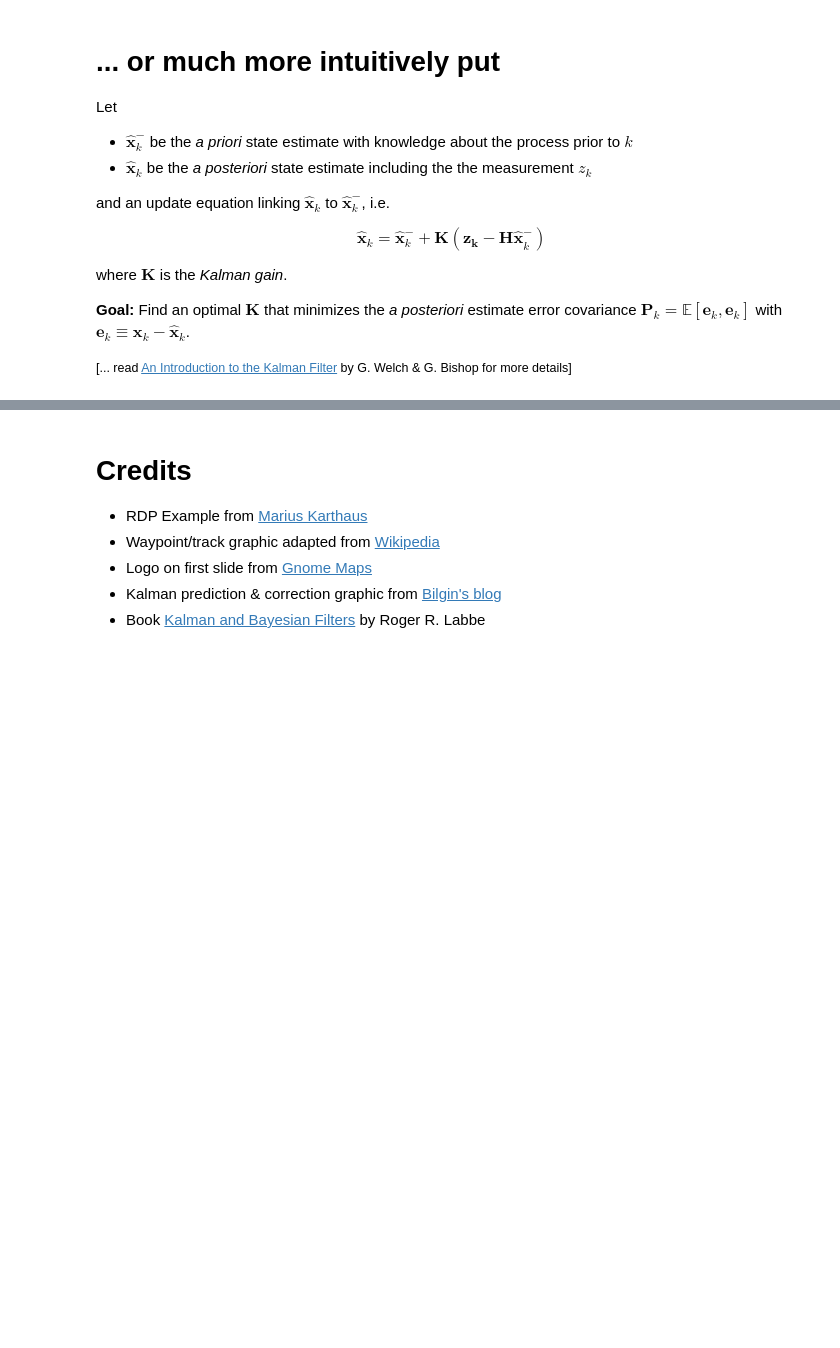
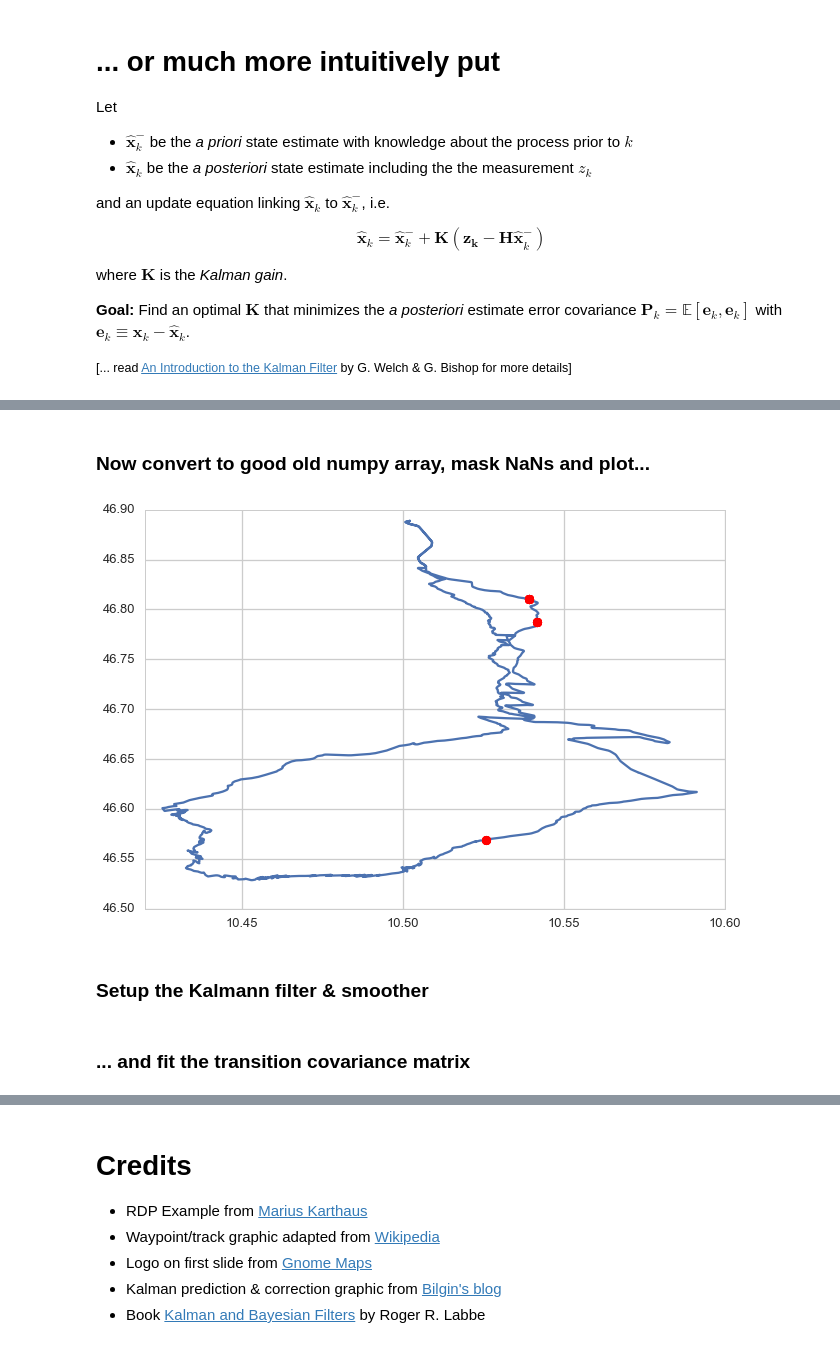
Before and after one commit to FlorianWilhelm/gps_data_with_python, a Jupyter notebook: talk.ipynb, the cells around one changed output, grey strips where cells are left out. Saved outputs shown, nothing was run; the diff lists cells and outputs as text; code cells hidden in the pictures; blank space fills up the shorter version.

```diff
--- a/talk.ipynb
+++ b/talk.ipynb
@@ -317,0 +380,3 @@ where $\mathbf{K}$ is the *Kalman gain*.
+# %%
+coords = coords.resample('1S').asfreq()
+coords.loc[coords.ele.isnull()].head()
@@ -317,0 +390,12 @@ where $\mathbf{K}$ is the *Kalman gain*.
+# %% [markdown]
+### Now convert to good old numpy array, mask NaNs and plot...
+# %%
+measurements = np.ma.masked_invalid(coords[['lon', 'lat', 'ele']].values)
+
+plt.plot(measurements[:,0], measurements[:,1])
+filled_coords = coords.fillna(method='pad').ix[coords.ele.isnull()]
+plt.plot(filled_coords['lon'].values, filled_coords['lat'].values, 'ro');
+# %% [output]
+[figure, added]
+# %% [markdown]
+### Setup the Kalmann filter & smoother
@@ -317,0 +425,2 @@ where $\mathbf{K}$ is the *Kalman gain*.
+# %% [markdown]
+### ... and fit the transition covariance matrix
```
Also changed, not shown: parts of 38 cells of this notebook, 2 other files.
